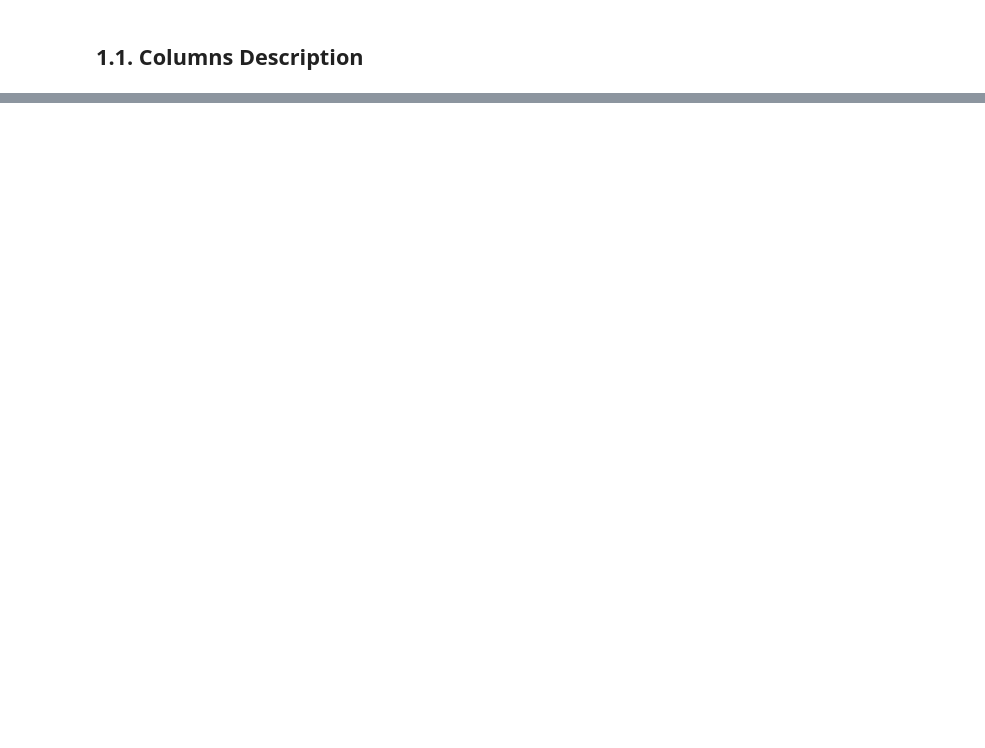
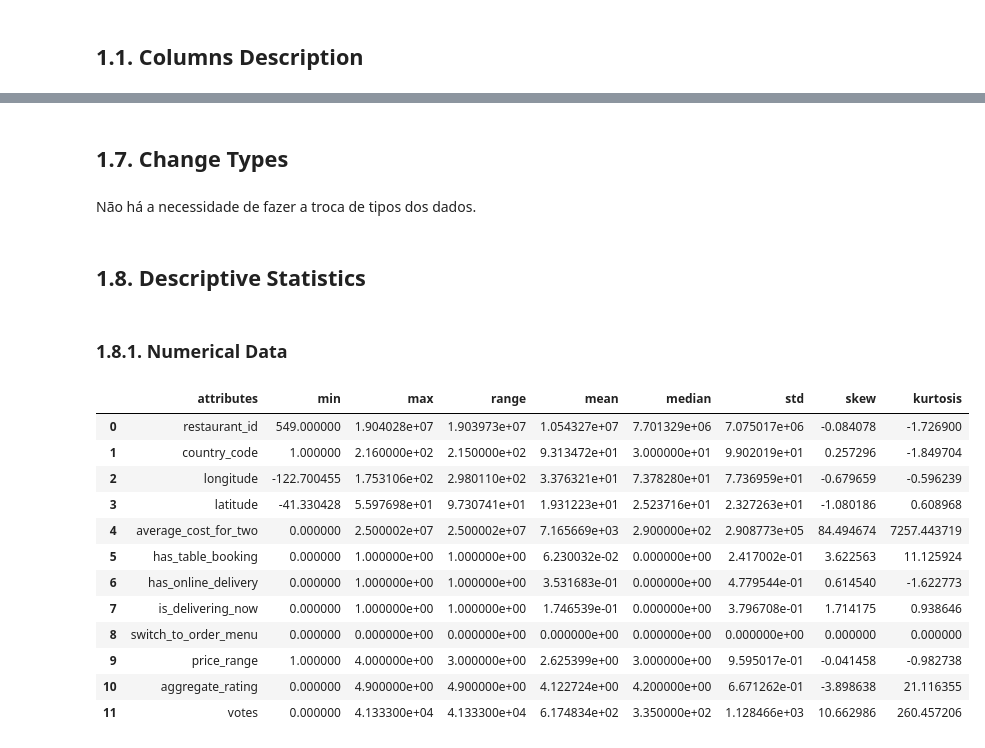
Before and after one commit to PedroFerraresi/ftc_analise_python, a Jupyter notebook: notebooks/c01_pgvf.ipynb, the cells around one changed output, grey strips where cells are left out. Cells and saved outputs as stored; diff of their text form; code cells hidden in the pictures; blank space fills up the shorter version.

```diff
--- a/notebooks/c01_pgvf.ipynb
+++ b/notebooks/c01_pgvf.ipynb
@@ -159,5 +192,0 @@ array([3, 4, 2, 1])
-# %%
-df1['Food type'] = df1.loc[:, 'Price range'].apply(lambda x: create_food_type(x))
-df1['Country'] = df1.loc[:, 'Country Code'].apply(lambda x: country_name(x))
-df1['Cuisines'] = df1.loc[:, 'Cuisines'].apply(lambda x: x.split(',')[0])
-df1.sample(5)
@@ -324,0 +219,3 @@ https://python-visualization.github.io/folium/modules.html
+# %%
+df1 = rename_columns(df1)
+df1.head()
@@ -324,0 +282,3 @@ https://python-visualization.github.io/folium/modules.html
+# %%
+df1 = df1.dropna()
+df1.isna().sum()
@@ -324,0 +303,26 @@ https://python-visualization.github.io/folium/modules.html
+# %% [markdown]
+## 1.7. Change Types
+# %% [markdown]
+Não há a necessidade de fazer a troca de tipos dos dados.
+# %% [markdown]
+## 1.8. Descriptive Statistics
+# %%
+numerical_data = get_numerical_attributes(df1)
+# %% [markdown]
+### 1.8.1. Numerical Data
+# %%
+get_first_order_statistics(numerical_data)
+# %% [output]
+|  | attributes | min | max | range | mean | median | std | skew | kurtosis |
+| 0 | restaurant_id | 549.000000 | 1.904028e+07 | 1.903973e+07 | 1.054327e+07 | 7.701329e+06 | 7.075017e+06 | -0.084078 | -1.726900 |
+| 1 | country_code | 1.000000 | 2.160000e+02 | 2.150000e+02 | 9.313472e+01 | 3.000000e+01 | 9.902019e+01 | 0.257296 | -1.849704 |
+| 2 | longitude | -122.700455 | 1.753106e+02 | 2.980110e+02 | 3.376321e+01 | 7.378280e+01 | 7.736959e+01 | -0.679659 | -0.596239 |
+| 3 | latitude | -41.330428 | 5.597698e+01 | 9.730741e+01 | 1.931223e+01 | 2.523716e+01 | 2.327263e+01 | -1.080186 | 0.608968 |
+| 4 | average_cost_for_two | 0.000000 | 2.500002e+07 | 2.500002e+07 | 7.165669e+03 | 2.900000e+02 | 2.908773e+05 | 84.494674 | 7257.443719 |
+| 5 | has_table_booking | 0.000000 | 1.000000e+00 | 1.000000e+00 | 6.230032e-02 | 0.000000e+00 | 2.417002e-01 | 3.622563 | 11.125924 |
+| 6 | has_online_delivery | 0.000000 | 1.000000e+00 | 1.000000e+00 | 3.531683e-01 | 0.000000e+00 | 4.779544e-01 | 0.614540 | -1.622773 |
+| 7 | is_delivering_now | 0.000000 | 1.000000e+00 | 1.000000e+00 | 1.746539e-01 | 0.000000e+00 | 3.796708e-01 | 1.714175 | 0.938646 |
+| 8 | switch_to_order_menu | 0.000000 | 0.000000e+00 | 0.000000e+00 | 0.000000e+00 | 0.000000e+00 | 0.000000e+00 | 0.000000 | 0.000000 |
+| 9 | price_range | 1.000000 | 4.000000e+00 | 3.000000e+00 | 2.625399e+00 | 3.000000e+00 | 9.595017e-01 | -0.041458 | -0.982738 |
+| 10 | aggregate_rating | 0.000000 | 4.900000e+00 | 4.900000e+00 | 4.122724e+00 | 4.200000e+00 | 6.671262e-01 | -3.898638 | 21.116355 |
+| 11 | votes | 0.000000 | 4.133300e+04 | 4.133300e+04 | 6.174834e+02 | 3.350000e+02 | 1.128466e+03 | 10.662986 | 260.457206 |
```
Also changed, not shown: parts of 142 cells of this notebook.
